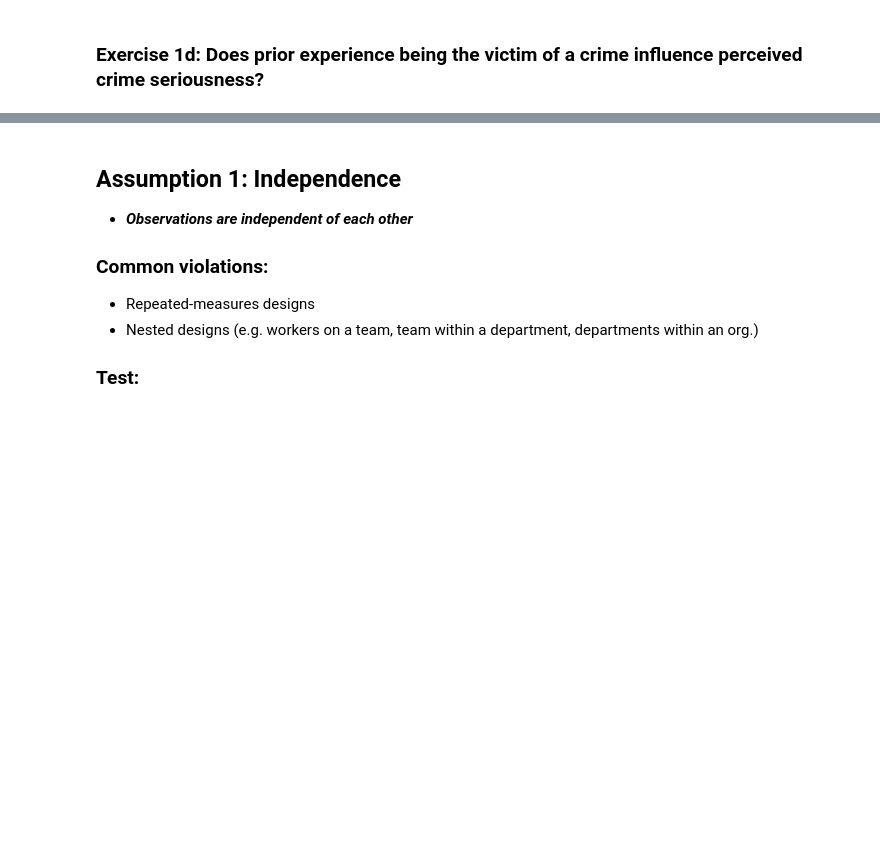
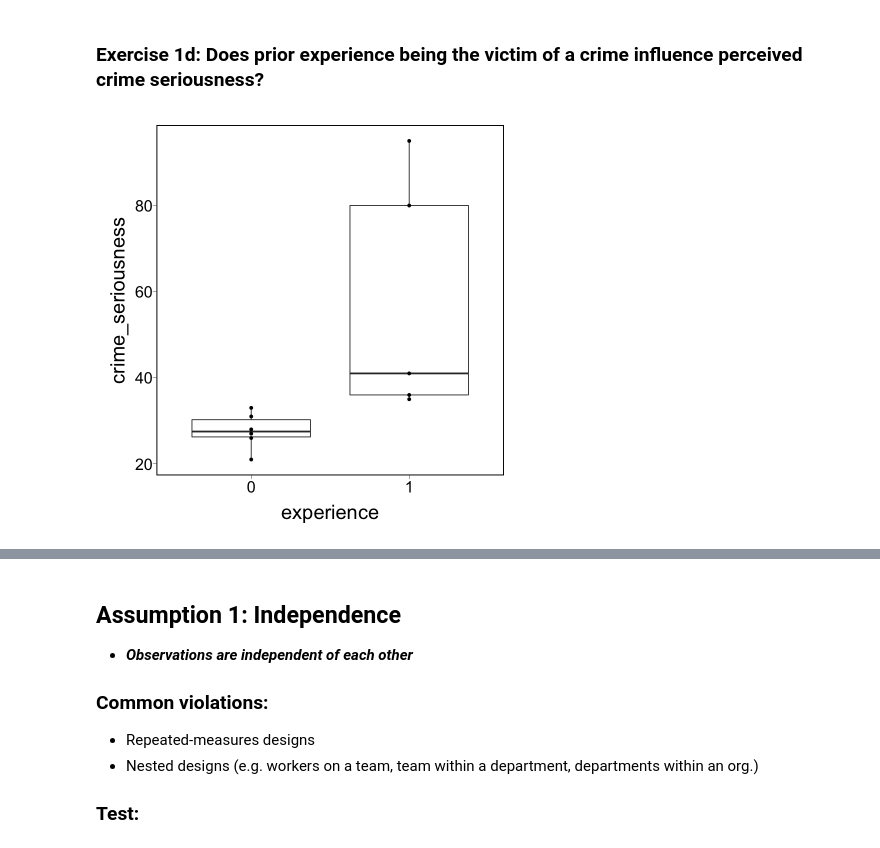
Before and after one commit to hogeveen-lab/DSPN_Fall2022_Git, a Jupyter notebook: dspn_fall2022_lecture18_modeling2.ipynb, the cells around one changed output, grey strips where cells are left out. Cells and saved outputs as stored; diff of their text form; code cells hidden in the pictures; blank space fills up the shorter version.

```diff
--- a/dspn_fall2022_lecture18_modeling2.ipynb
+++ b/dspn_fall2022_lecture18_modeling2.ipynb
@@ -297,2 +368,9 @@ ggplot(df,aes(x=ztv_news,y=zcrime)) +
 # %% [markdown]
 ### Exercise 1d: Does prior experience being the victim of a crime influence perceived crime seriousness?
+# %%
+ggplot(df,aes(x = experience, y = crime_seriousness)) +
+    geom_boxplot() +
+    geom_point() +
+    my_theme()
+# %% [output]
+[figure, added]
```
Also changed, not shown: parts of 10 cells of this notebook.
